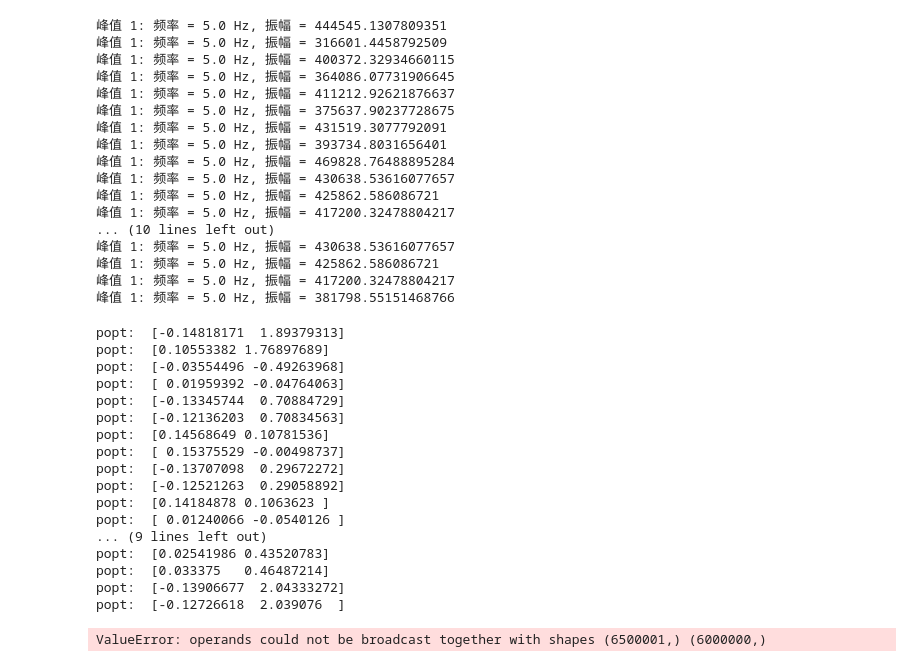
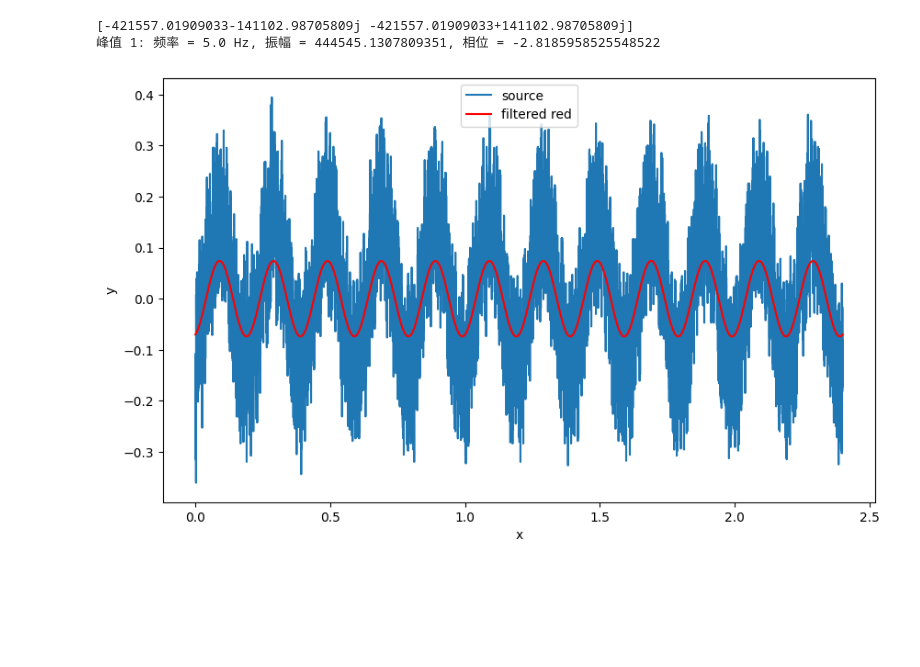
Before and after one commit to dyq1231/hunter, a Jupyter notebook: curve.ipynb, the cells around one changed output. Saved outputs shown, nothing was run; the diff lists cells and outputs as text; code cells hidden in the pictures; blank space fills up the shorter version.

```diff
--- a/curve.ipynb
+++ b/curve.ipynb
@@ -22,7 +22,7 @@ def list_dirs(root_dir):
             file_names.append(os.path.join(root, file))
 # %%
 list_dirs(root_dir)
-# file_names = file_names[0:1]
+file_names = file_names[0:1]
 # %%
 def read_data(file_names):
     '''
@@ -77,6 +62,7 @@ fft_results = []
 fft_freqs = []
 params_b = []
 fft_results_peaks=[]
+phases = []
 
 for data in data_list:
     fft_result, fft_freq = do_fft(data[1], data[2], data[3])
@@ -90,33 +76,22 @@ for data in data_list:
     peak_frequencies = fft_freq[peaks]
     peak_amplitudes = np.abs(fft_result[peaks])
     fft_results_peaks.append(fft_result[peaks])
+    print(fft_result[peaks])
+    angles = np.angle(fft_result[peaks])
 
     b = 0
     # 打印峰值信息
     for i, frequency in enumerate(peak_frequencies):
         if frequency > 0:
-            print(f"峰值 {i + 1}: 频率 = {frequency} Hz, 振幅 = {peak_amplitudes[i]},")
+            print(f"峰值 {i + 1}: 频率 = {frequency} Hz, 振幅 = {peak_amplitudes[i]}, 相位 = {angles[i]}")
 
             if 2 * np.pi * frequency > b:
                 b = 2 * np.pi * frequency
+                phase = angles[i]
 
     params_b.append(b)
+    phases.append(phase)
 # %% [output]
-峰值 1: 频率 = 5.0 Hz, 振幅 = 444545.1307809351
-峰值 1: 频率 = 5.0 Hz, 振幅 = 316601.4458792509
-峰值 1: 频率 = 5.0 Hz, 振幅 = 400372.32934660115
-峰值 1: 频率 = 5.0 Hz, 振幅 = 364086.07731906645
-峰值 1: 频率 = 5.0 Hz, 振幅 = 411212.92621876637
-峰值 1: 频率 = 5.0 Hz, 振幅 = 375637.90237728675
-峰值 1: 频率 = 5.0 Hz, 振幅 = 431519.3077792091
-峰值 1: 频率 = 5.0 Hz, 振幅 = 393734.8031656401
-峰值 1: 频率 = 5.0 Hz, 振幅 = 469828.76488895284
-峰值 1: 频率 = 5.0 Hz, 振幅 = 430638.53616077657
-峰值 1: 频率 = 5.0 Hz, 振幅 = 425862.586086721
-峰值 1: 频率 = 5.0 Hz, 振幅 = 417200.32478804217
-... (10 lines left out)
-峰值 1: 频率 = 5.0 Hz, 振幅 = 430638.53616077657
-峰值 1: 频率 = 5.0 Hz, 振幅 = 425862.586086721
-峰值 1: 频率 = 5.0 Hz, 振幅 = 417200.32478804217
-峰值 1: 频率 = 5.0 Hz, 振幅 = 381798.55151468766
+[-421557.01909033-141102.98705809j -421557.01909033+141102.98705809j]
+峰值 1: 频率 = 5.0 Hz, 振幅 = 444545.1307809351, 相位 = -2.8185958525548522
 # %%
@@ -162,10 +137,12 @@ def plot_ifft_figure(x, y, filtered_signal):
 # %%
 filtered_signals = []
 
 for i in range(len(data_list)):
     filtered_signal = ifft_filter(fft_results[i], fft_freqs[i], params_b[i] / 2 / np.pi, 1)
     filtered_signals.append(filtered_signal)
-    # plot_ifft_figure(data_list[i][0], data_list[i][1], filtered_signal)
+    plot_ifft_figure(data_list[i][0], data_list[i][1], filtered_signal)
+# %% [output]
+[figure, added]
 # %%
 # # 计算移动平均
 # def moving_average(data, window_size):
@@ -189,27 +166,8 @@ def func_curve(x, y, b):
 # %%
-popts = []
-for i in range(len(data_list)):
-    popt, pcov = func_curve(data_list[i][0], data_list[i][1], params_b[i])
-    popts.append(popt)
+# popts = []
+# for i in range(len(data_list)):
+#     popt, pcov = func_curve(data_list[i][0], data_list[i][1], params_b[i])
+#     popts.append(popt)
-# %% [output]
-popt:  [-0.14818171  1.89379313]
-popt:  [0.10553382 1.76897689]
-popt:  [-0.03554496 -0.49263968]
-popt:  [ 0.01959392 -0.04764063]
-popt:  [-0.13345744  0.70884729]
-popt:  [-0.12136203  0.70834563]
-popt:  [0.14568649 0.10781536]
-popt:  [ 0.15375529 -0.00498737]
-popt:  [-0.13707098  0.29672272]
-popt:  [-0.12521263  0.29058892]
-popt:  [0.14184878 0.1063623 ]
-popt:  [ 0.01240066 -0.0540126 ]
-... (9 lines left out)
-popt:  [0.02541986 0.43520783]
-popt:  [0.033375   0.46487214]
-popt:  [-0.13906677  2.04333272]
-popt:  [-0.12726618  2.039076  ]
-ValueError: operands could not be broadcast together with shapes (6500001,) (6000000,)
 # %%
 def plot_curve(x, y, b, popt):
     # 模型函数f(x) = asin(bx+c)
```
Also changed, not shown: parts of 10 cells of this notebook, 1 other file.
